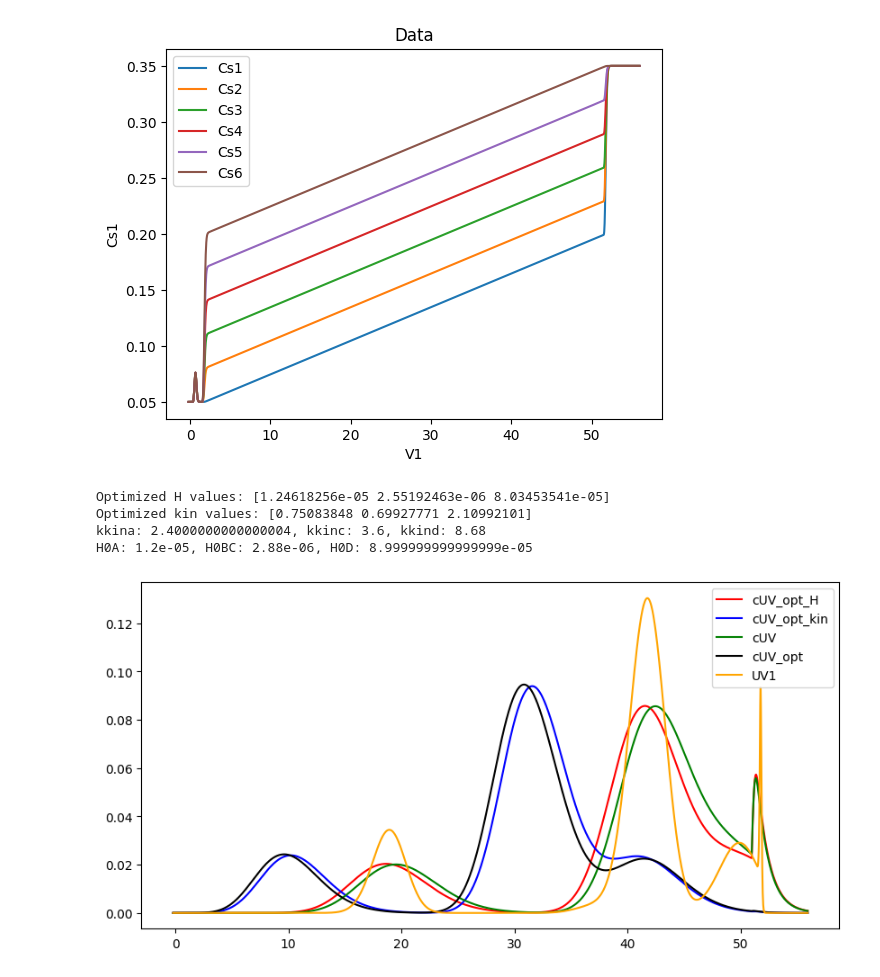
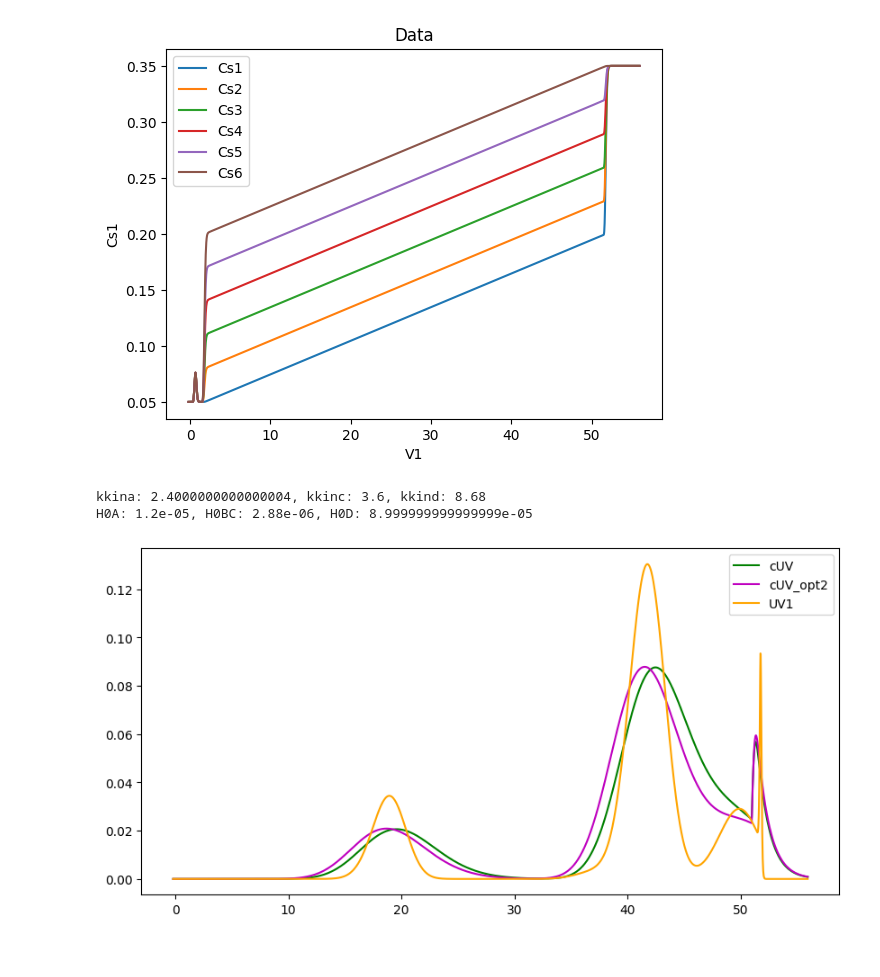
Before and after one commit to OlofssonFredrik/KETN40, a Jupyter notebook: Project1/proj1.ipynb, the cells around one changed output. Saved outputs shown, nothing was run; the diff lists cells and outputs as text; code cells hidden in the pictures.

```diff
--- a/Project1/proj1.ipynb
+++ b/Project1/proj1.ipynb
@@ -67,7 +67,7 @@ ee = ec + (1-ec)*ep
 
 Dax = (v*Dp)/Pe
 
-N = 30
+N = 40
 
 h = L/N
 
@@ -175,38 +175,41 @@ kkinBC = kkin[1]
 kkinD = kkin[2]
 fittingH = lambda t, H0A, H0BC, H0D: fitting_func_H(t, H0A, H0BC, H0D, kkinA, kkinBC, kkinD)
 fittingKin = lambda t, kkinA, kkinBC, kkinD: fitting_func_kin(t, kkinA, kkinBC, kkinD, H0A, H0BC, H0D)
+fittingAll = lambda t, H0A, H0BC, H0D, kkinA, kkinBC, kkinD: fitting_func_H(t, H0A, H0BC, H0D, kkinA, kkinBC, kkinD)
 
-popt_H, pcov_H = curve_fit(fittingH, V1, UV1, p0=[H0A, H0BC, H0D], epsfcn=1e-5)
-popt_kin, pcov_kin = curve_fit(fittingKin, V2, UV2, p0=[kkinA, kkinBC, kkinD], epsfcn=1e-5)
+#popt_H, pcov_H = curve_fit(fittingH, V1, UV1, p0=[H0A, H0BC, H0D], epsfcn=1e-5)
+#popt_kin, pcov_kin = curve_fit(fittingKin, V2, UV2, p0=[kkinA, kkinBC, kkinD], epsfcn=1e-5)
+
+popt, pcov = curve_fit(fittingAll,  V1, UV1, p0=[H0A, H0BC, H0D, kkinA, kkinBC, kkinD], epsfcn=1e-5)
 # %%
-print(f"Optimized H values: {popt_H}")
-print(f"Optimized kin values: {popt_kin}")
+#print(f"Optimized H values: {popt_H}")
+#print(f"Optimized kin values: {popt_kin}")
 
 print(f"kkina: {kkinA}, kkinc: {kkinBC}, kkind: {kkinD}")
 print(f"H0A: {H0A}, H0BC: {H0BC}, H0D: {H0D}")
 # %% [output]
-Optimized H values: [1.24618256e-05 2.55192463e-06 8.03453541e-05]
-Optimized kin values: [0.75083848 0.69927771 2.10992101]
 kkina: 2.4000000000000004, kkinc: 3.6, kkind: 8.68
 H0A: 1.2e-05, H0BC: 2.88e-06, H0D: 8.999999999999999e-05
 # %%
-t, cA_opt_H, cBC_opt_H, cD_opt_H = adssim(V1, *popt_H, kkinA, kkinBC, kkinD)
-t, cA_opt_kin, cBC_opt_kin, cD_opt_kin = adssim(V1, H0A, H0BC, H0D, *popt_kin)
+#t, cA_opt_H, cBC_opt_H, cD_opt_H = adssim(V1, *popt_H, kkinA, kkinBC, kkinD)
+#t, cA_opt_kin, cBC_opt_kin, cD_opt_kin = adssim(V1, H0A, H0BC, H0D, *popt_kin)
 t, cA, cBC, cD = adssim(V1, H0A, H0BC, H0D, kkinA, kkinBC, kkinD)
-t, cA_opt, cBC_opt, cD_opt = adssim(V1, *popt_H, *popt_kin)
+#t, cA_opt, cBC_opt, cD_opt = adssim(V1, *popt_H, *popt_kin)
+t, cA_opt2, cBC_opt2, cD_opt2 = adssim(V1, *popt)
 # %%
 fig, ax = plt.subplots(figsize=(10,5))
-ax.plot(t, cA_opt_H+cBC_opt_H+cD_opt_H, label='cUV_opt_H', color='red')
-ax.plot(t, cA_opt_kin+cBC_opt_kin+cD_opt_kin, label='cUV_opt_kin', color='blue')
+#ax.plot(t, cA_opt_H+cBC_opt_H+cD_opt_H, label='cUV_opt_H', color='red')
+#ax.plot(t, cA_opt_kin+cBC_opt_kin+cD_opt_kin, label='cUV_opt_kin', color='blue')
 ax.plot(t, cA+cBC+cD, label='cUV', color='green')
-ax.plot(t, cA_opt+cBC_opt+cD_opt, label='cUV_opt', color='black')
+#ax.plot(t, cA_opt+cBC_opt+cD_opt, label='cUV_opt', color='black')
+ax.plot(t, cA_opt2+cBC_opt2+cD_opt2, label='cUV_opt2', color='m')
 ax.plot(V1, UV1, label='UV1', color='orange')
 ax.legend()
 
 #Green = Blue
 #Black = Red
 
 #Save figure
-plt.savefig(f'opt1603.png', dpi=300)
+plt.savefig(f'opt1614.png', dpi=300)
 # %% [output]
-[figure, old version]
+[figure, new version]
```
Also changed, not shown: 3 other files.
